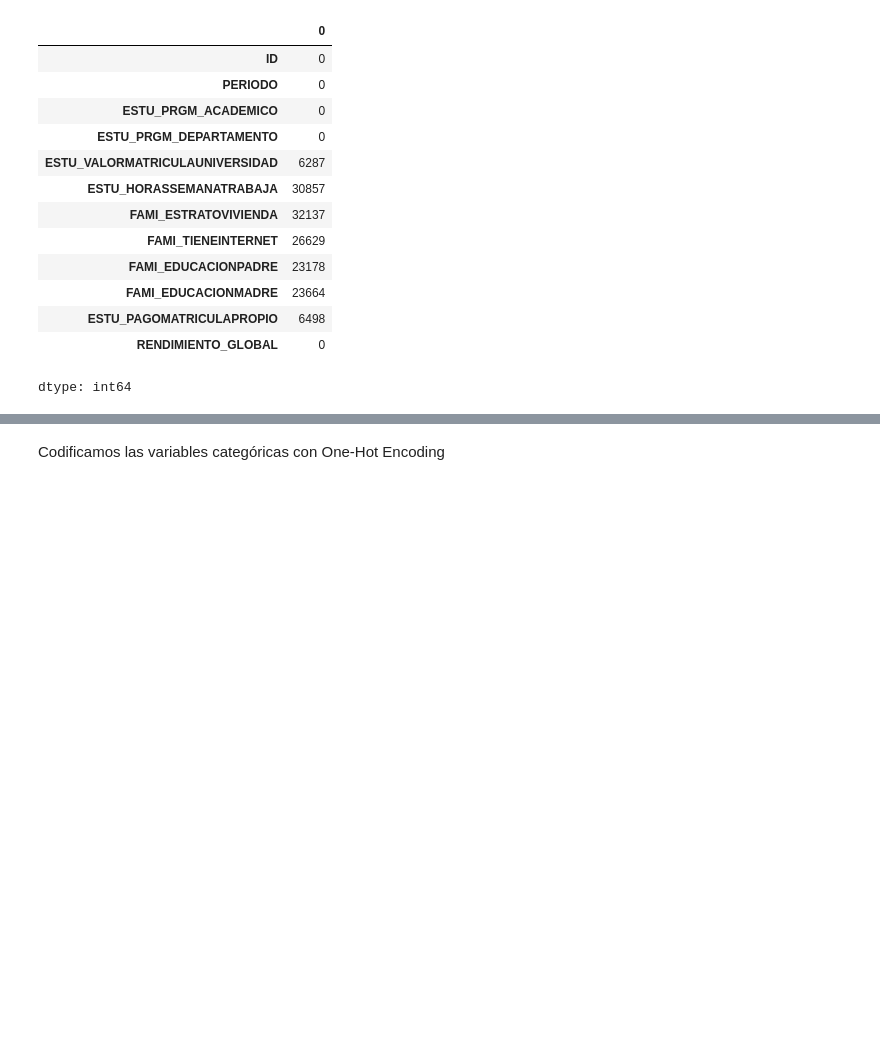
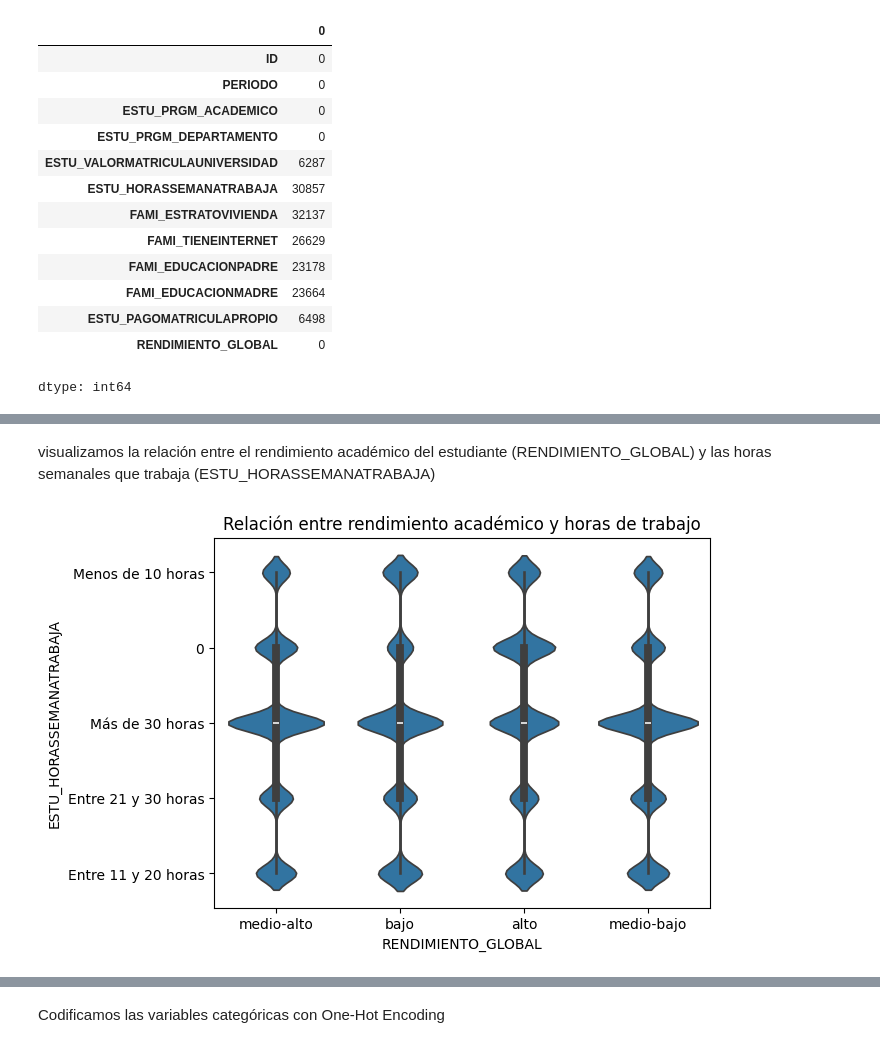
Before and after one commit to danielramo27s/UDEA-ai4eng-20242, a Jupyter notebook: 02 - preprocesado.ipynb, the cells around one changed output, grey strips where cells are left out. Drawn from its saved outputs; the diff is of its cells as text; code cells hidden in the pictures; blank space fills up the shorter version.

```diff
--- a/02 - preprocesado.ipynb
+++ b/02 - preprocesado.ipynb
@@ -314,0 +173,12 @@ None
+# %% [markdown]
+visualizamos la relación entre el rendimiento académico del estudiante (RENDIMIENTO_GLOBAL) y las horas semanales que trabaja (ESTU_HORASSEMANATRABAJA)
+# %%
+import seaborn as sns
+import matplotlib.pyplot as plt
+
+# Crea el boxplot o gráfico de violín
+sns.violinplot(x='RENDIMIENTO_GLOBAL', y='ESTU_HORASSEMANATRABAJA', data=df)
+plt.title('Relación entre rendimiento académico y horas de trabajo')
+plt.show()
+# %% [output]
+[figure, added]
```
Also changed, not shown: parts of 62 cells of this notebook.
